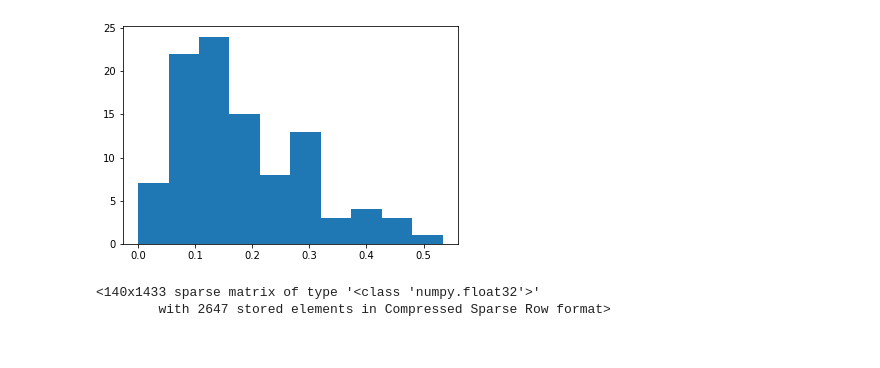
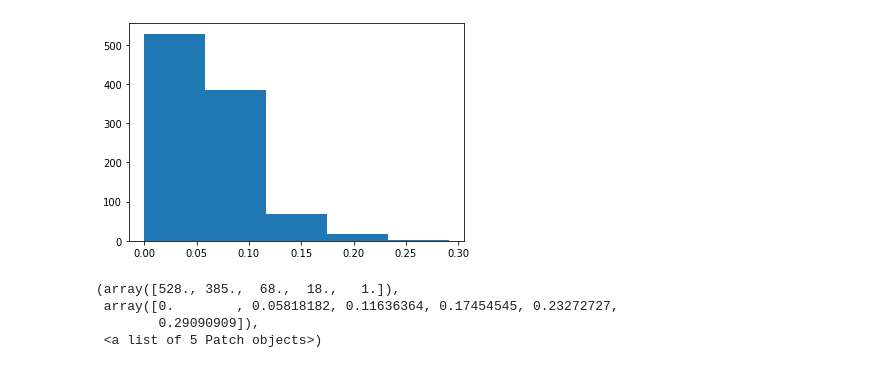
Before and after one commit to mims-harvard/G-Meta, a Jupyter notebook: data/fake_network_data_curation.ipynb, the cells around one changed output. Saved outputs shown, nothing was run; the diff lists cells and outputs as text; code cells hidden in the pictures.

```diff
--- a/data/fake_network_data_curation.ipynb
+++ b/data/fake_network_data_curation.ipynb
@@ -2,9 +2,9 @@
 import networkx as nx
 import matplotlib.pyplot as plt
 # %%
-G = nx.barabasi_albert_graph(100, 5, seed = 1)
+G = nx.barabasi_albert_graph(1000, 10, seed = 1)
 C = nx.clustering(G)
 # %%
-BINs = plt.hist(list(C.values()), bins = 10)
+BINs = plt.hist(list(C.values()), bins = 5)
 # %% [output]
-[figure, old version]
+[figure, new version]
@@ -21,5 +11,7 @@ for i in range(len(names)):
-# %%
-objects[0]
-# %% [output]
-<140x1433 sparse matrix of type '<class 'numpy.float32'>'
-        with 2647 stored elements in Compressed Sparse Row format>
+# %%
+BINs
+# %% [output]
+(array([528., 385.,  68.,  18.,   1.]),
+ array([0.        , 0.05818182, 0.11636364, 0.17454545, 0.23272727,
+        0.29090909]),
+ <a list of 5 Patch objects>)
```
Also changed, not shown: parts of 18 cells of this notebook, 27 other files.
